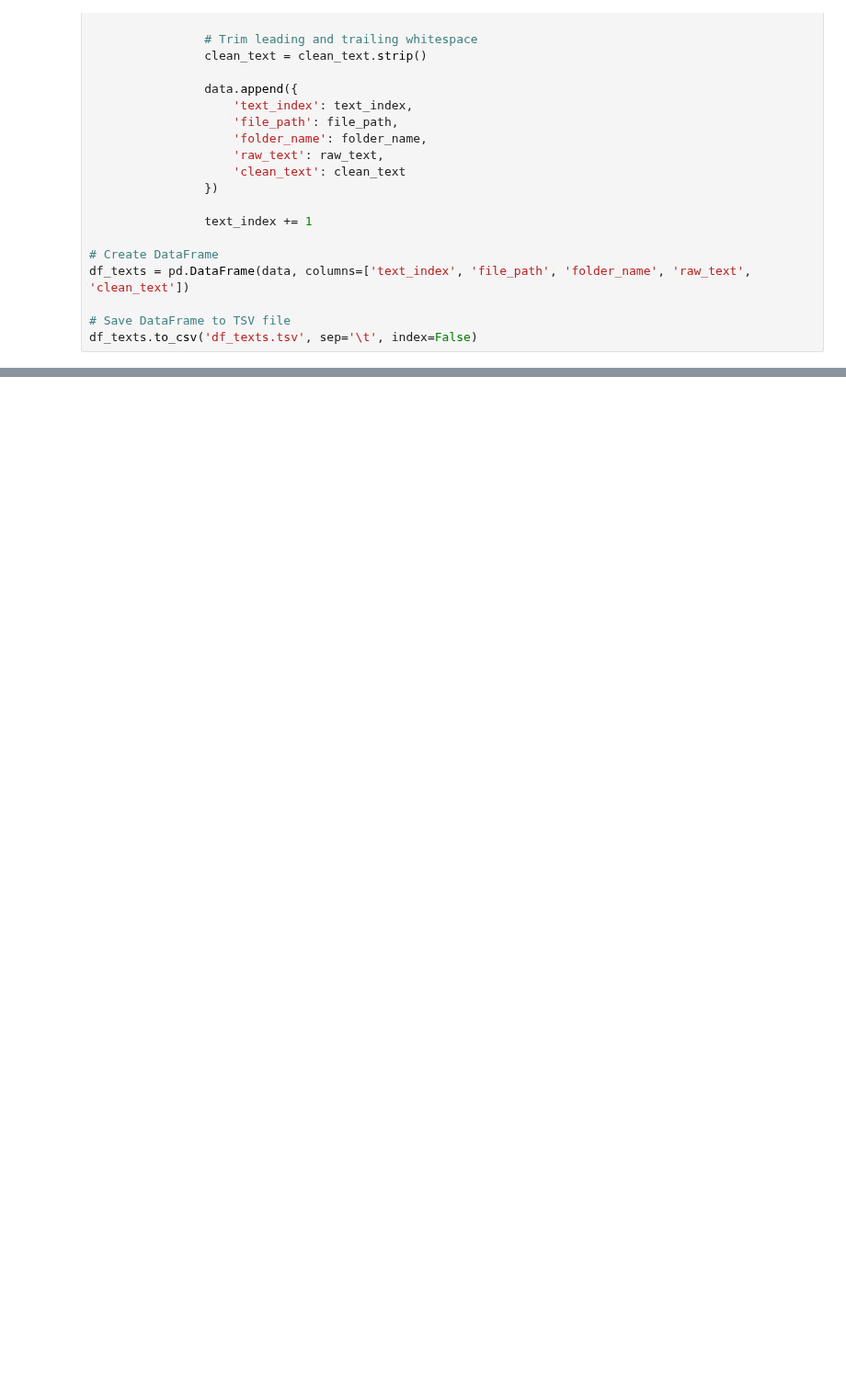
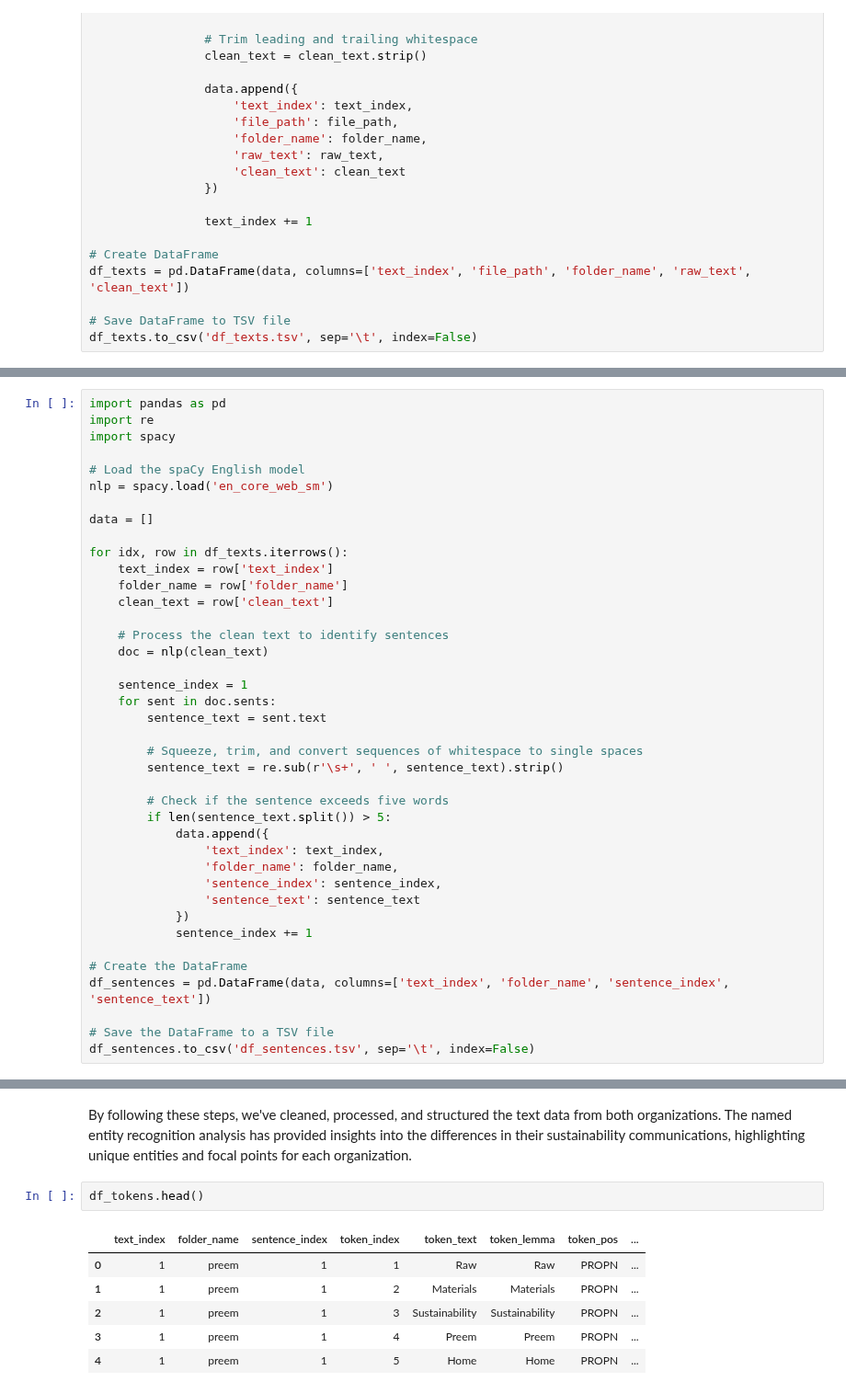
Before and after one commit to cca-cce/osm-cca, a Jupyter notebook: jnb/aicasc/3-1-2-computer-lab.ipynb, the cells around one changed output, grey strips where cells are left out. Shown at 92% size. Cells and saved outputs as stored; diff of their text form; blank space fills up the shorter version.

```diff
--- a/jnb/aicasc/3-1-2-computer-lab.ipynb
+++ b/jnb/aicasc/3-1-2-computer-lab.ipynb
@@ -162,0 +342,40 @@ df_texts.head()
+# %%
+import pandas as pd
+import re
+import spacy
+
+# Load the spaCy English model
+nlp = spacy.load('en_core_web_sm')
+
+data = []
+
+for idx, row in df_texts.iterrows():
+    text_index = row['text_index']
+    folder_name = row['folder_name']
+    clean_text = row['clean_text']
+
+    # Process the clean text to identify sentences
+    doc = nlp(clean_text)
+
+    sentence_index = 1
+    for sent in doc.sents:
+        sentence_text = sent.text
+
+        # Squeeze, trim, and convert sequences of whitespace to single spaces
+        sentence_text = re.sub(r'\s+', ' ', sentence_text).strip()
+
+        # Check if the sentence exceeds five words
+        if len(sentence_text.split()) > 5:
+            data.append({
+                'text_index': text_index,
+                'folder_name': folder_name,
+                'sentence_index': sentence_index,
+                'sentence_text': sentence_text
+            })
+            sentence_index += 1
+
+# Create the DataFrame
+df_sentences = pd.DataFrame(data, columns=['text_index', 'folder_name', 'sentence_index', 'sentence_text'])
+
+# Save the DataFrame to a TSV file
+df_sentences.to_csv('df_sentences.tsv', sep='\t', index=False)
@@ -162,0 +577,11 @@ df_texts.head()
+# %% [markdown]
+By following these steps, we've cleaned, processed, and structured the text data from both organizations. The named entity recognition analysis has provided insights into the differences in their sustainability communications, highlighting unique entities and focal points for each organization.
+# %%
+df_tokens.head()
+# %% [output]
+|  | text_index | folder_name | sentence_index | token_index | token_text | token_lemma | token_pos | ... |
+| 0 | 1 | preem | 1 | 1 | Raw | Raw | PROPN | ... |
+| 1 | 1 | preem | 1 | 2 | Materials | Materials | PROPN | ... |
+| 2 | 1 | preem | 1 | 3 | Sustainability | Sustainability | PROPN | ... |
+| 3 | 1 | preem | 1 | 4 | Preem | Preem | PROPN | ... |
+| 4 | 1 | preem | 1 | 5 | Home | Home | PROPN | ... |
```
Also changed, not shown: parts of 26 cells of this notebook, 8 other files.
